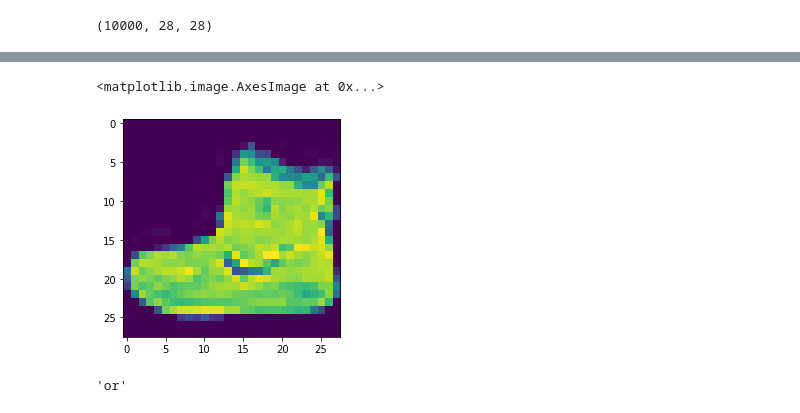
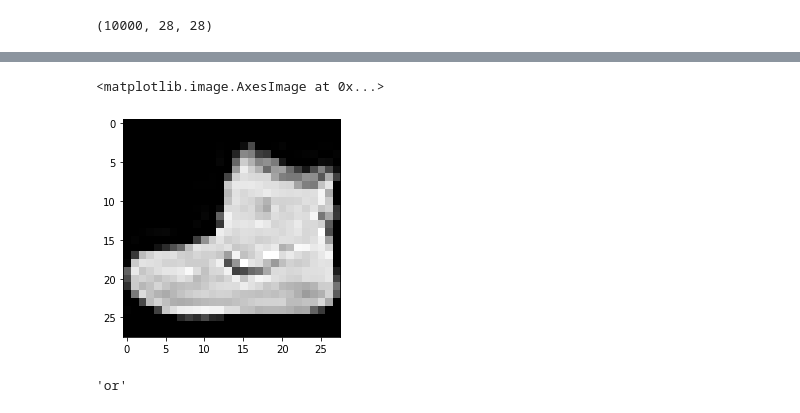
Before and after one commit to a-forty-two/GAIP_12_08_21, a Jupyter notebook: IntroToTF.ipynb, the cells around one changed output, grey strips where cells are left out. Cells and saved outputs as stored; diff of their text form; code cells hidden in the pictures.

```diff
--- a/IntroToTF.ipynb
+++ b/IntroToTF.ipynb
@@ -141,10 +132,10 @@ array([[  0,   0,   0,   0,   0,   0,   0,   0,   0,   0,   0,   0,   0,
 # %%
 import matplotlib.pyplot as plt
 plt.figure()
-plt.imshow(xtrain[0])
+plt.imshow(xtrain[0], cmap='gray')
 # %% [output]
 <matplotlib.image.AxesImage at 0x...>
-[figure, old version]
+[figure, new version]
 # %%
 wordidx = imdb.get_word_index()
 wordidx = { k:v+3 for k,v in wordidx.items()}
```
Also changed, not shown: parts of 12 cells of this notebook.
